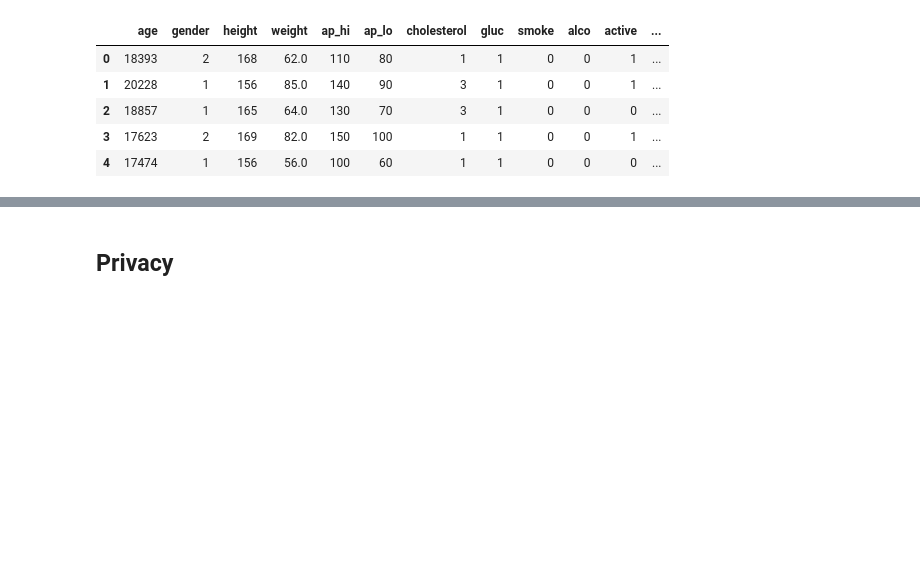
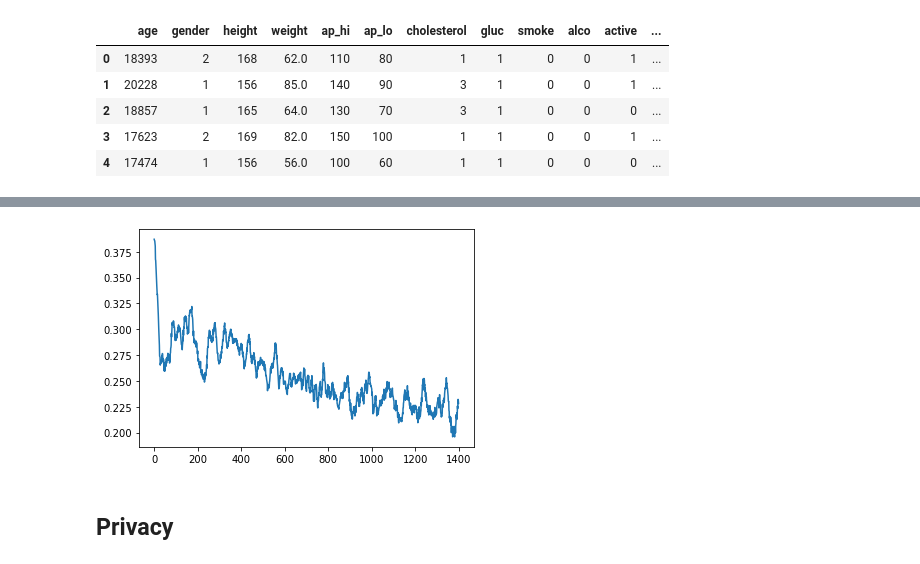
Before and after one commit to Frederico-lp/Research, a Jupyter notebook: cardiovascular.ipynb, the cells around one changed output, grey strips where cells are left out. Saved outputs shown, nothing was run; the diff lists cells and outputs as text; code cells hidden in the pictures; blank space fills up the shorter version.

```diff
--- a/cardiovascular.ipynb
+++ b/cardiovascular.ipynb
@@ -45,3 +49,8 @@ model_ctgan.fit(data)
+# %%
+plt.plot(tranformed_privacies)
+plt.show()
+# %% [output]
+[figure, added]
 # %%
 samples = model_ctgan.sample(len(data))  # Synthetic copy
 samples.dropna(how='any', inplace=True)
```
Also changed, not shown: parts of 24 cells of this notebook, 18 other files.
